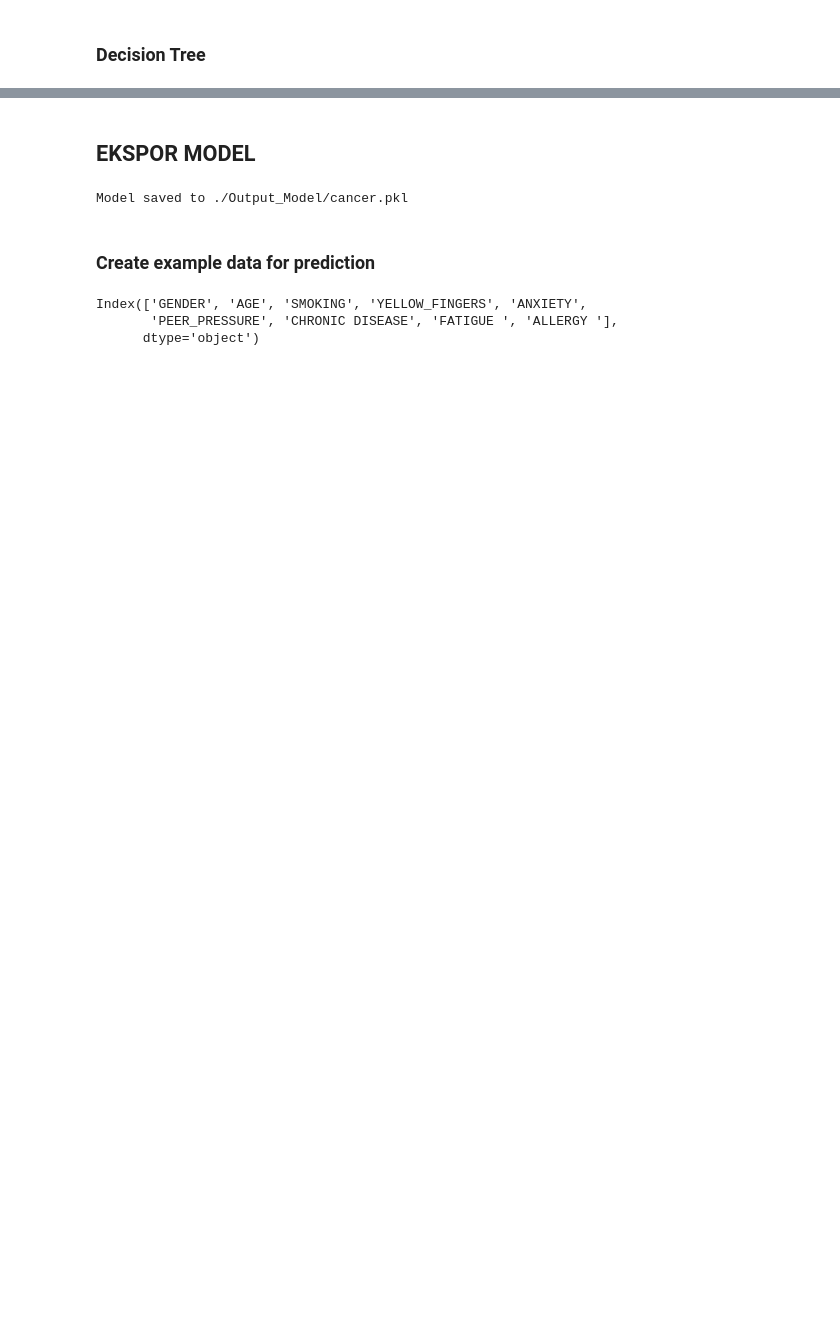
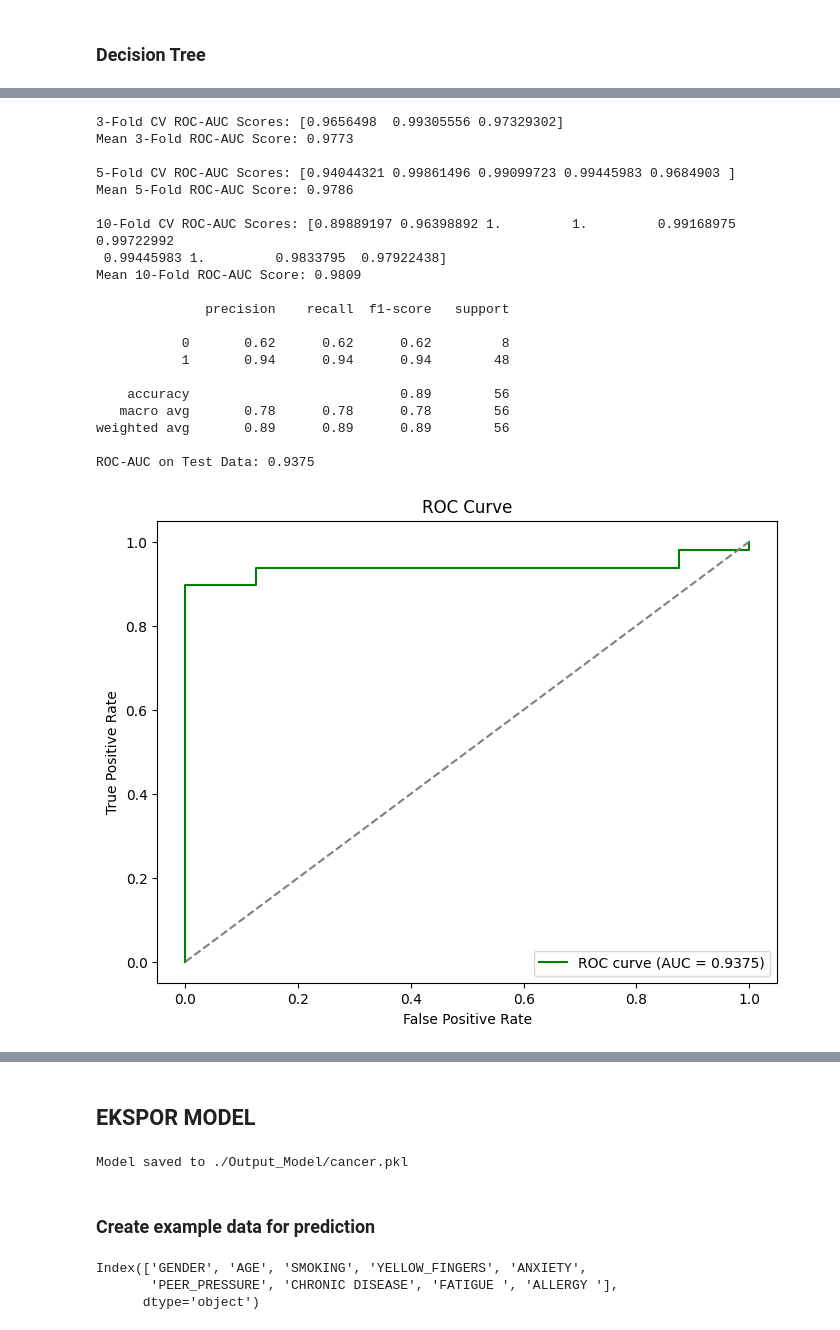
Before and after one commit to Hajranazbytama/tsdn24, a Jupyter notebook: Model_Prediction/cancer.ipynb, the cells around one changed output, grey strips where cells are left out. Cells and saved outputs as stored; diff of their text form; code cells hidden in the pictures; blank space fills up the shorter version.

```diff
--- a/Model_Prediction/cancer.ipynb
+++ b/Model_Prediction/cancer.ipynb
@@ -420,0 +481,78 @@ Best CV configuration: CV=3 with ROC AUC=0.9374678497942387
+# %%
+from sklearn.ensemble import RandomForestClassifier
+from sklearn.model_selection import cross_validate
+from sklearn.metrics import classification_report, roc_auc_score, roc_curve
+import matplotlib.pyplot as plt
+import numpy as np
+
+# Set seed untuk konsistensi hasil
+seed_value = 42
+np.random.seed(seed_value)
+
+# Initialize the RandomForest classifier
+rf = RandomForestClassifier(n_estimators=100, random_state=seed_value)
+
+# Define scoring metrics for cross-validation
+scoring = {'roc_auc': 'roc_auc'}
+
+# Perform 3-fold cross-validation
+cv_results_3 = cross_validate(rf, X_train_resampled, y_train_resampled, cv=3, scoring=scoring)
+print("3-Fold CV ROC-AUC Scores:", cv_results_3['test_roc_auc'])
+print(f"Mean 3-Fold ROC-AUC Score: {np.mean(cv_results_3['test_roc_auc']):.4f}\n")
+
+# Perform 5-fold cross-validation
+cv_results_5 = cross_validate(rf, X_train_resampled, y_train_resampled, cv=5, scoring=scoring)
+print("5-Fold CV ROC-AUC Scores:", cv_results_5['test_roc_auc'])
+print(f"Mean 5-Fold ROC-AUC Score: {np.mean(cv_results_5['test_roc_auc']):.4f}\n")
+
+# Perform 10-fold cross-validation
+cv_results_10 = cross_validate(rf, X_train_resampled, y_train_resampled, cv=10, scoring=scoring)
+print("10-Fold CV ROC-AUC Scores:", cv_results_10['test_roc_auc'])
+print(f"Mean 10-Fold ROC-AUC Score: {np.mean(cv_results_10['test_roc_auc']):.4f}\n")
+
+# Fit the model on the entire training set after cross-validation for further evaluation
+rf.fit(X_train_resampled, y_train_resampled)
+
+# Make predictions
+rf_pred = rf.predict(X_test)
+rf_pred_proba = rf.predict_proba(X_test)[:, 1]  # Probabilitas kelas positif
+
+# Print classification report
+print(classification_report(y_test, rf_pred))
+
+# Calculate and print ROC-AUC score
+roc_auc = roc_auc_score(y_test, rf_pred_proba)
+print(f'ROC-AUC on Test Data: {roc_auc:.4f}')
+
+# Plot ROC curve
+fpr, tpr, _ = roc_curve(y_test, rf_pred_proba)
+plt.figure(figsize=(8, 6))
+plt.plot(fpr, tpr, color='green', label=f'ROC curve (AUC = {roc_auc:.4f})')
+plt.plot([0, 1], [0, 1], color='gray', linestyle='--')
+plt.xlabel('False Positive Rate')
+plt.ylabel('True Positive Rate')
+plt.title('ROC Curve')
+plt.legend(loc='lower right')
+plt.show()
+# %% [output]
+3-Fold CV ROC-AUC Scores: [0.9656498  0.99305556 0.97329302]
+Mean 3-Fold ROC-AUC Score: 0.9773
+
+5-Fold CV ROC-AUC Scores: [0.94044321 0.99861496 0.99099723 0.99445983 0.9684903 ]
+Mean 5-Fold ROC-AUC Score: 0.9786
+
+10-Fold CV ROC-AUC Scores: [0.89889197 0.96398892 1.         1.         0.99168975 0.99722992
+ 0.99445983 1.         0.9833795  0.97922438]
+Mean 10-Fold ROC-AUC Score: 0.9809
+
+              precision    recall  f1-score   support
+
+           0       0.62      0.62      0.62         8
+           1       0.94      0.94      0.94        48
+
+    accuracy                           0.89        56
+   macro avg       0.78      0.78      0.78        56
+weighted avg       0.89      0.89      0.89        56
+
+ROC-AUC on Test Data: 0.9375
+[figure, added]
```
Also changed, not shown: parts of 19 cells of this notebook, 5 other files.
